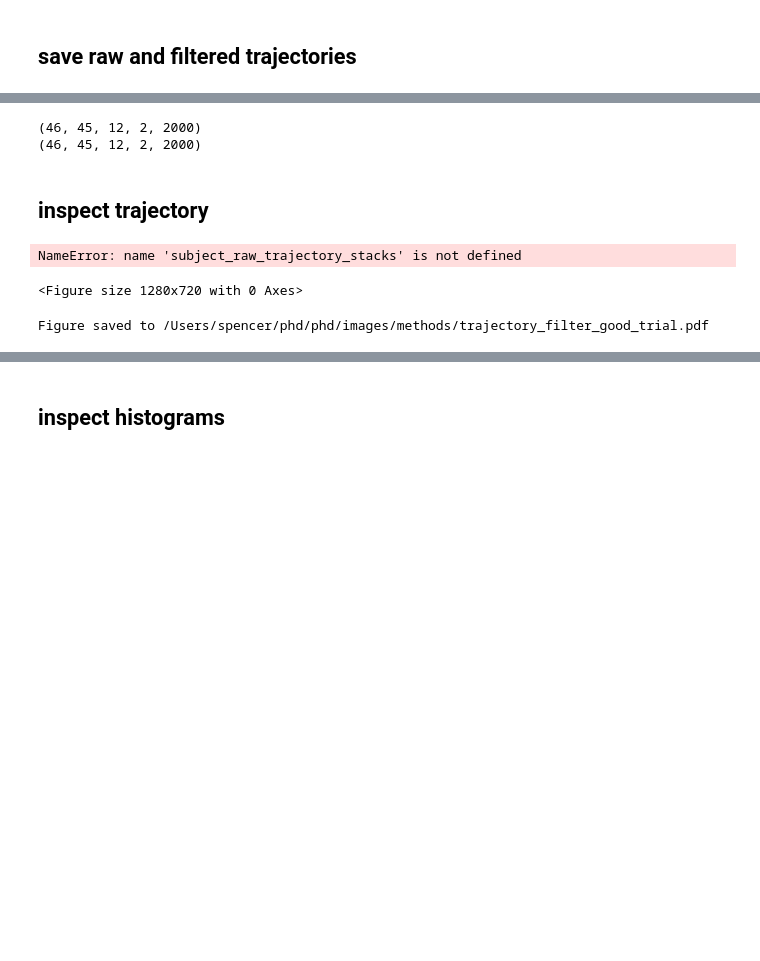
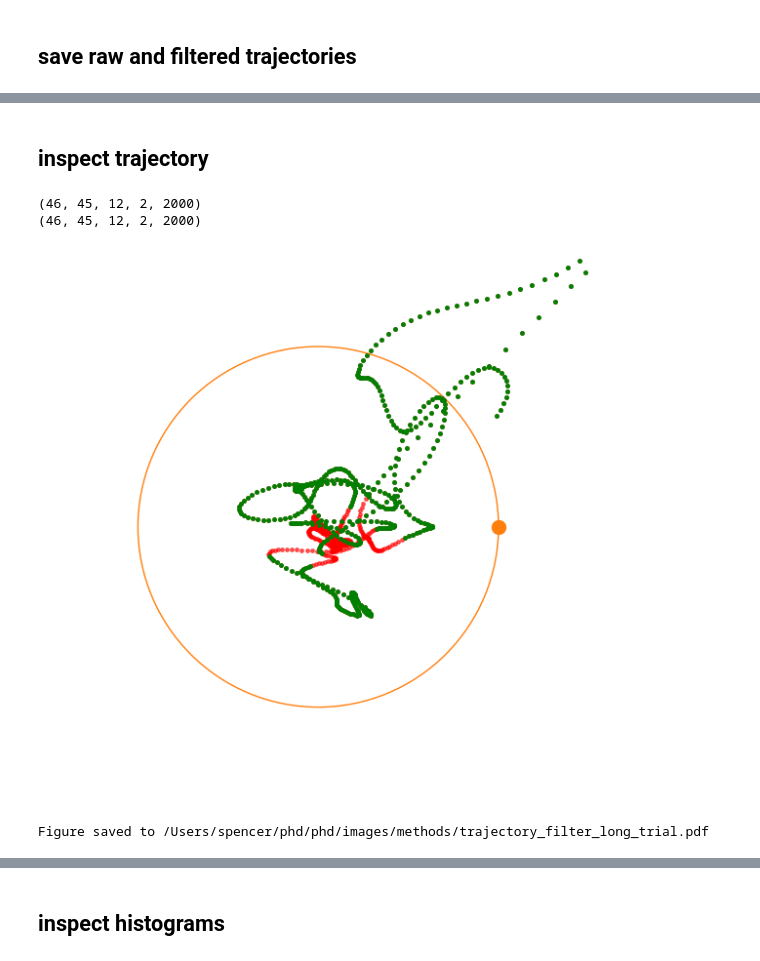
Before and after one commit to spewil/phd, a Jupyter notebook: analysis/notebooks/_data_processing/process_trial_data.ipynb, the cells around one changed output, grey strips where cells are left out. Saved outputs shown, nothing was run; the diff lists cells and outputs as text; code cells hidden in the pictures; blank space fills up the shorter version.

```diff
--- a/analysis/notebooks/_data_processing/process_trial_data.ipynb
+++ b/analysis/notebooks/_data_processing/process_trial_data.ipynb
@@ -331,3 +308,5 @@ Subject  45
+# %% [markdown]
+## inspect trajectory
 # %%
 subject_raw_trajectory_stacks = np.load("../subject_raw_trajectory_stacks.npy")
 print(subject_raw_trajectory_stacks.shape)
@@ -337,34 +316,31 @@ print(subject_filtered_trajectory_stacks.shape)
 # %% [output]
 (46, 45, 12, 2, 2000)
 (46, 45, 12, 2, 2000)
-# %% [markdown]
-## inspect trajectory
-# %%
-target_vec = collection.compute_target_vec_from_number(target_idx+1)
-fig = plt.figure()
-# for session_idx in range(45):
-t = subject_raw_trajectory_stacks[subject_idx,session_idx,target_idx]
-plt.plot(t[0],t[1],"r.",alpha=0.6,markersize=5)
-l = 2
-plt.plot([-l,-l,l,l,-l],[-l,l,l,-l,-l],'k')
-c = plt.Circle([0,0],1,color="tab:orange",linestyle="-",fill=None)
-plt.gca().add_patch(c)
-
-# for session_idx in range(45):
-tf = subject_filtered_trajectory_stacks[subject_idx,session_idx,target_idx]
-plt.plot(tf[0],tf[1],"g.",alpha=1.,markersize=5,label="Active Samples")
-
-plt.plot(target_vec[0],target_vec[1],"tab:orange",marker="o",markersize=10,label="Target")
-plt.ylim([-1.5,1.5])
-plt.xlim([-1.5,1.5])
-plt.xticks([])
-plt.yticks([])
-plt.gca().set_frame_on(False)
-plt.gca().set_aspect("equal")
-# %% [output]
-NameError: name 'subject_raw_trajectory_stacks' is not defined
-<Figure size 1280x720 with 0 Axes>
-# %%
-plot.save_figure(fig, "trajectory_filter_good_trial",image_path)
-# %% [output]
-Figure saved to /Users/spencer/phd/phd/images/methods/trajectory_filter_good_trial.pdf
+# %%
+target_vec = collection.compute_target_vec_from_number(long_target_idx+1)
+fig = plt.figure()
+# for long_session_idx in range(45):
+t = subject_raw_trajectory_stacks[subject_idx,long_session_idx,long_target_idx]
+plt.plot(t[0],t[1],"r.",alpha=0.6,markersize=5)
+l = 2
+plt.plot([-l,-l,l,l,-l],[-l,l,l,-l,-l],'k')
+c = plt.Circle([0,0],1,color="tab:orange",linestyle="-",fill=None)
+plt.gca().add_patch(c)
+
+# for long_session_idx in range(45):
+tf = subject_filtered_trajectory_stacks[subject_idx,long_session_idx,long_target_idx]
+plt.plot(tf[0],tf[1],"g.",alpha=1.,markersize=5,label="Active Samples")
+
+plt.plot(target_vec[0],target_vec[1],"tab:orange",marker="o",markersize=10,label="Target")
+plt.ylim([-1.5,1.5])
+plt.xlim([-1.5,1.5])
+plt.xticks([])
+plt.yticks([])
+plt.gca().set_frame_on(False)
+plt.gca().set_aspect("equal")
+# %% [output]
+[figure, added]
+# %%
+plot.save_figure(fig, "trajectory_filter_long_trial",image_path)
+# %% [output]
+Figure saved to /Users/spencer/phd/phd/images/methods/trajectory_filter_long_trial.pdf
```
Also changed, not shown: parts of 13 cells of this notebook, 52 other files.
